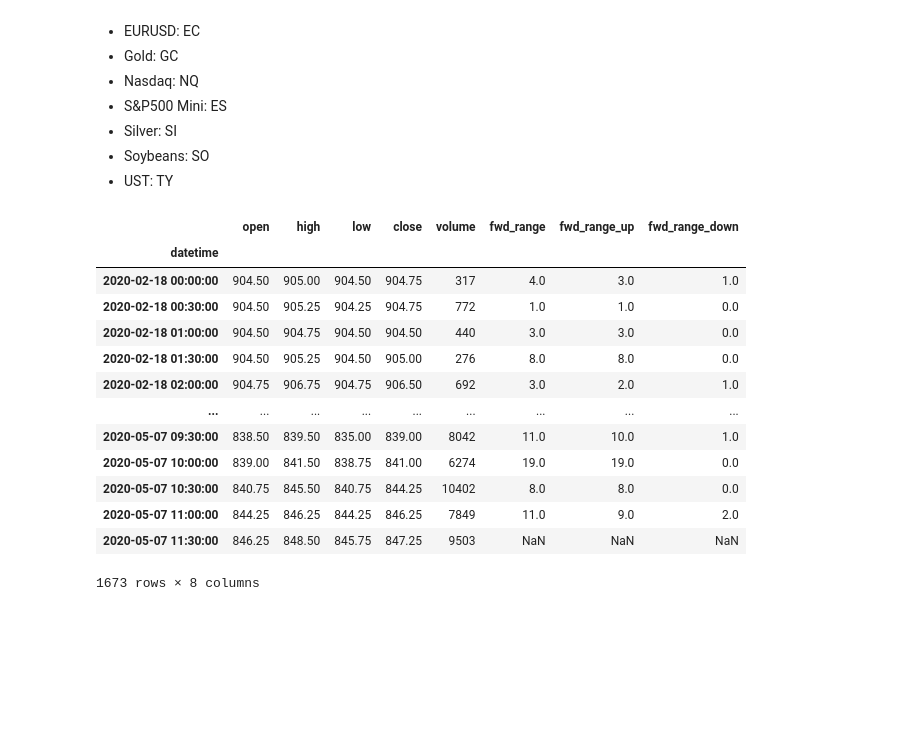
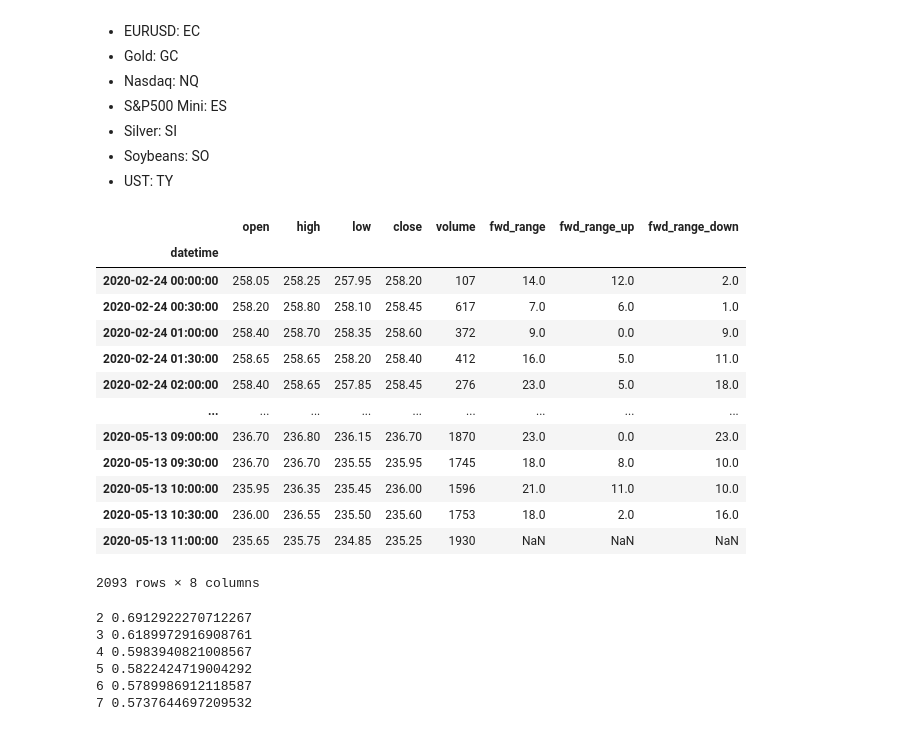
Before and after one commit to HanzTan/limit-order-slicing, a Jupyter notebook: frequentist_epdf.ipynb, the cells around one changed output. Cells and saved outputs as stored; diff of their text form; code cells hidden in the pictures; blank space fills up the shorter version.

```diff
--- a/frequentist_epdf.ipynb
+++ b/frequentist_epdf.ipynb
@@ -17,7 +18,7 @@ from sklearn.metrics import silhouette_samples, silhouette_score
 - UST: TY
 # %%
 # Load dataset for user-specified ticker, then partitioning into train, cross-validation and test sets
-ticker = "SO"
+ticker = "HG"
 interval = 30                        # Could be either 5, 10, 15, 30, 60 minutes
 partitions = [0.65, 0.8]
 
@@ -28,45 +29,45 @@ futures_df = pd.read_csv(f"./clean-data/{ticker}.csv", index_col='datetime', par
 # Resample training set into user-specified intervals
 resampled_o = futures_df['open'].resample(f"{interval}min").first()
 resampled_h = futures_df['high'].resample(f"{interval}min").max()
 resampled_l = futures_df['low'].resample(f"{interval}min").min()
 resampled_c = futures_df['close'].resample(f"{interval}min").last()
 resampled_v = futures_df['volume'].resample(f"{interval}min").sum()
 futures_df = pd.DataFrame(
     {
         'open': resampled_o,
         'high': resampled_h,
         'low': resampled_l,
         'close': resampled_c,
         'volume': resampled_v,
     }
 )
 futures_df.dropna(inplace=True)
 
 train_df = futures_df.iloc[:int(partitions[0]*len(futures_df))].copy()
 cv_df = futures_df.iloc[:int(partitions[1]*len(futures_df))].copy()
 test_df = futures_df.copy()
 
 # Construct Range, RangeUp, RangeDown responses
 train_df["fwd_range"] = ((train_df["high"] - train_df["low"]) / tick_size).shift(-1)
 train_df["fwd_range_up"] = ((train_df["high"] - train_df["open"]) / tick_size).shift(-1)
 train_df["fwd_range_down"] = ((train_df["open"] - train_df["low"]) / tick_size).shift(-1)
 
 train_df
 # %% [output]
 |  | open | high | low | close | volume | fwd_range | fwd_range_up | fwd_range_down |
 | datetime |  |  |  |  |  |  |  |  |
-| 2020-02-18 00:00:00 | 904.50 | 905.00 | 904.50 | 904.75 | 317 | 4.0 | 3.0 | 1.0 |
-| 2020-02-18 00:30:00 | 904.50 | 905.25 | 904.25 | 904.75 | 772 | 1.0 | 1.0 | 0.0 |
-| 2020-02-18 01:00:00 | 904.50 | 904.75 | 904.50 | 904.50 | 440 | 3.0 | 3.0 | 0.0 |
-| 2020-02-18 01:30:00 | 904.50 | 905.25 | 904.50 | 905.00 | 276 | 8.0 | 8.0 | 0.0 |
-| 2020-02-18 02:00:00 | 904.75 | 906.75 | 904.75 | 906.50 | 692 | 3.0 | 2.0 | 1.0 |
+| 2020-02-24 00:00:00 | 258.05 | 258.25 | 257.95 | 258.20 | 107 | 14.0 | 12.0 | 2.0 |
+| 2020-02-24 00:30:00 | 258.20 | 258.80 | 258.10 | 258.45 | 617 | 7.0 | 6.0 | 1.0 |
+| 2020-02-24 01:00:00 | 258.40 | 258.70 | 258.35 | 258.60 | 372 | 9.0 | 0.0 | 9.0 |
+| 2020-02-24 01:30:00 | 258.65 | 258.65 | 258.20 | 258.40 | 412 | 16.0 | 5.0 | 11.0 |
+| 2020-02-24 02:00:00 | 258.40 | 258.65 | 257.85 | 258.45 | 276 | 23.0 | 5.0 | 18.0 |
 | ... | ... | ... | ... | ... | ... | ... | ... | ... |
-| 2020-05-07 09:30:00 | 838.50 | 839.50 | 835.00 | 839.00 | 8042 | 11.0 | 10.0 | 1.0 |
-| 2020-05-07 10:00:00 | 839.00 | 841.50 | 838.75 | 841.00 | 6274 | 19.0 | 19.0 | 0.0 |
-| 2020-05-07 10:30:00 | 840.75 | 845.50 | 840.75 | 844.25 | 10402 | 8.0 | 8.0 | 0.0 |
-| 2020-05-07 11:00:00 | 844.25 | 846.25 | 844.25 | 846.25 | 7849 | 11.0 | 9.0 | 2.0 |
-| 2020-05-07 11:30:00 | 846.25 | 848.50 | 845.75 | 847.25 | 9503 | NaN | NaN | NaN |
+| 2020-05-13 09:00:00 | 236.70 | 236.80 | 236.15 | 236.70 | 1870 | 23.0 | 0.0 | 23.0 |
+| 2020-05-13 09:30:00 | 236.70 | 236.70 | 235.55 | 235.95 | 1745 | 18.0 | 8.0 | 10.0 |
+| 2020-05-13 10:00:00 | 235.95 | 236.35 | 235.45 | 236.00 | 1596 | 21.0 | 11.0 | 10.0 |
+| 2020-05-13 10:30:00 | 236.00 | 236.55 | 235.50 | 235.60 | 1753 | 18.0 | 2.0 | 16.0 |
+| 2020-05-13 11:00:00 | 235.65 | 235.75 | 234.85 | 235.25 | 1930 | NaN | NaN | NaN |
-1673 rows × 8 columns
+2093 rows × 8 columns
 # %%
 # Construct volume, volatility and delta features
 tuning_df = train_df.copy()
@@ -76,12 +77,25 @@ tuning_df["vol_feat"] = tuning_df["delta_feat"].rolling(50).std()
 tuning_df.dropna(inplace=True)
 
 # Build regime clusters on features
-regimes = 3
+n_regimes = [_ for _ in range(2, 8)]
 features = ["delta_feat", "vol_feat", "volume_feat"]
-kmeans = KMeans(n_clusters=regimes, random_state=10)
-tuning_df["regime"] = kmeans.fit_predict(tuning_df[features])
+for reg in n_regimes:
+    clust_labels = KMeans(n_clusters=reg, random_state=10).fit_predict(tuning_df[features])
+    print(reg, silhouette_score(tuning_df[features], clust_labels))
 
-# Build empirical PDF for each response and regime
-regime_obs = tuning_df["regime"].value_counts()
-responses = ["fwd_range", "fwd_range_up", "fwd_range_down"]
-empirical_pdfs = {resp: tuning_df[[resp, "regime"]].groupby("regime").value_counts() / regime_obs for resp in responses}
+# regimes = 3
+
+# kmeans = KMeans(n_clusters=regimes, random_state=10)
+# tuning_df["regime"] = kmeans.fit_predict(tuning_df[features])
+
+# # Build empirical PDF for each response and regime
+# regime_obs = tuning_df["regime"].value_counts()
+# responses = ["fwd_range", "fwd_range_up", "fwd_range_down"]
+# empirical_pdfs = {resp: tuning_df[[resp, "regime"]].groupby("regime").value_counts() / regime_obs for resp in responses}
+# %% [output]
+2 0.6912922270712267
+3 0.6189972916908761
+4 0.5983940821008567
+5 0.5822424719004292
+6 0.5789986912118587
+7 0.5737644697209532
```
Also changed, not shown: parts of 10 cells of this notebook.
